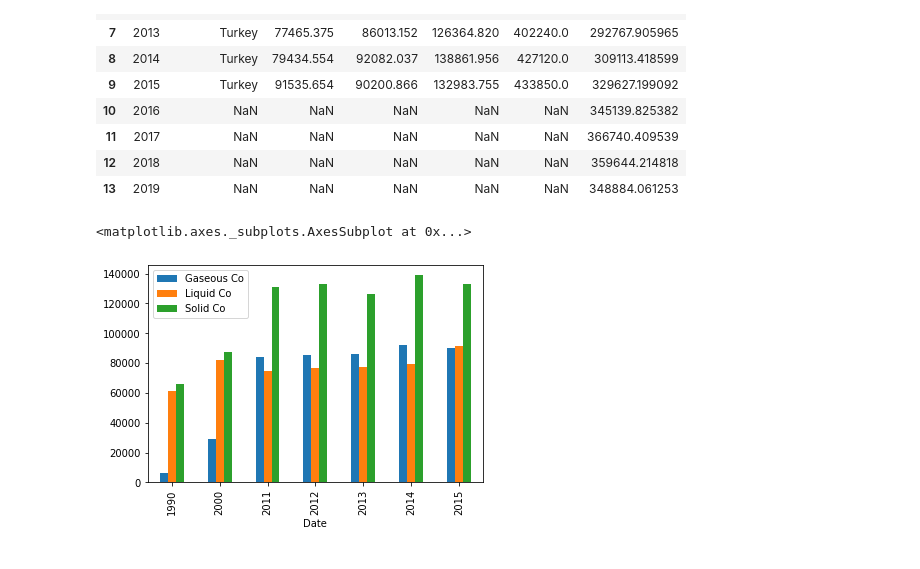
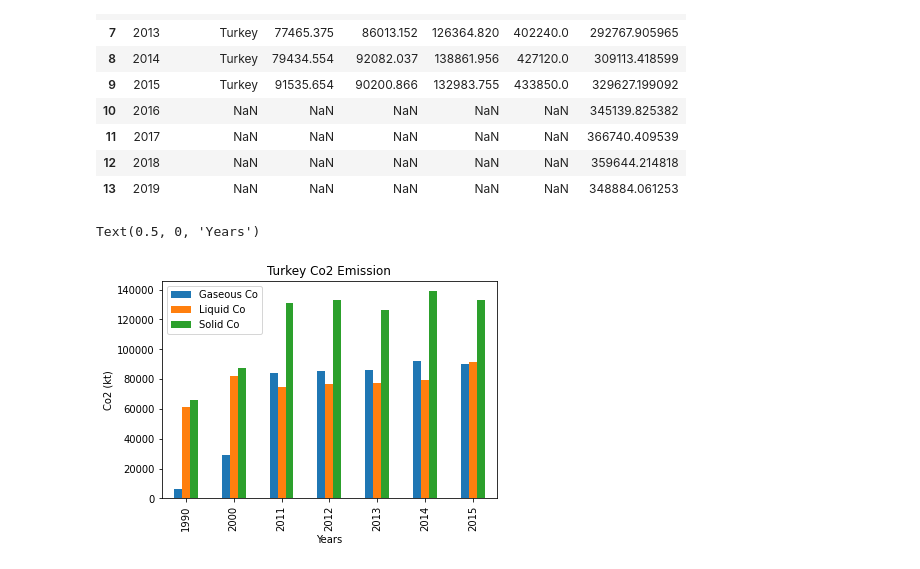
Before and after one commit to busranur-sr/ClimateChange, a Jupyter notebook: Co2Emission.ipynb, the cells around one changed output. Drawn from its saved outputs; the diff is of its cells as text; code cells hidden in the pictures.

```diff
--- a/Co2Emission.ipynb
+++ b/Co2Emission.ipynb
@@ -107,10 +107,9 @@ df_Turkey
 # %%
 #df_Turkey=df_Turkey.set_index('Date')
 df_Turkey[['Gaseous Co','Liquid Co','Solid Co']].dropna(how='all').plot(kind='bar')
-#plt.title("Turkey Co2 Emission")
-#plt.ylabel("Co2 (kt)")
-#plt.xlabel("Years")
-#df_Turkey
+plt.title("Turkey Co2 Emission")
+plt.ylabel("Co2 (kt)")
+plt.xlabel("Years")
 # %% [output]
-<matplotlib.axes._subplots.AxesSubplot at 0x...>
+Text(0.5, 0, 'Years')
-[figure, old version]
+[figure, new version]
```
Also changed, not shown: parts of 1 cell of this notebook.
